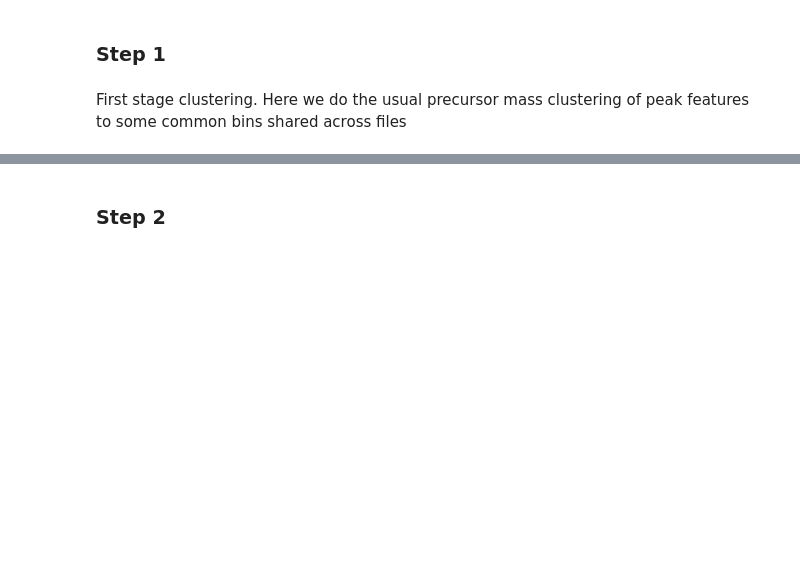
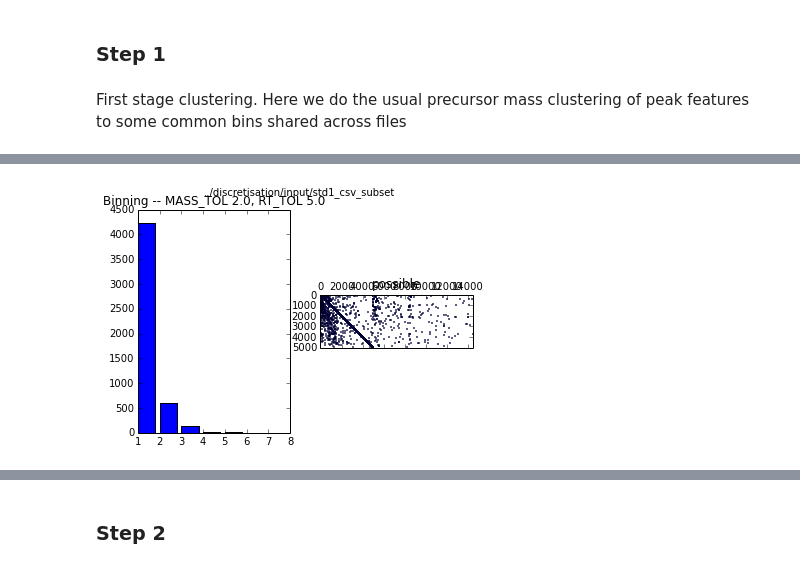
Before and after one commit to sdrogers/metabolomics_tools, a Jupyter notebook: alignment/test_shared_bin_matching.ipynb, the cells around one changed output, grey strips where cells are left out. Drawn from its saved outputs; the diff is of its cells as text; code cells hidden in the pictures; blank space fills up the shorter version.

Commit message:
finish shared bin alignment code
Former-commit-id: 47b31305df0a70456127c449dd6866a85850862e

```diff
--- a/alignment/test_shared_bin_matching.ipynb
+++ b/alignment/test_shared_bin_matching.ipynb
@@ -55,3 +62,23 @@ limit_n = 1000
+# %%
+start = time.time()
+
+basedir = '../discretisation'
+database = basedir + '/database/std1_mols.csv'
+transformation = basedir + '/mulsubs/mulsub2.txt'
+input_file = basedir + '/input/std1_csv_subset'
+
+binning_mass_tol = 2.0                  # mass tolerance in ppm when binning
+binning_rt_tol = 5.0                    # rt tolerance in seconds when binning
+within_file_rt_sd = binning_rt_tol/2    # standard deviation of each cluster when clustering by precursor masses in a single file
+across_file_rt_sd = 10.0                # standard deviation of mixture component when clustering by RT across files
+alpha_mass = 10000.0                    # concentration parameter for precursor mass clustering
+alpha_rt = 10000.0                      # concentration parameter for DP mixture on RT
+t = 0.50                                # threshold for cluster membership for precursor mass clustering
+limit_n = -1                            # the number of features to load per file to make debugging easier, -1 to load all
+
+mass_clustering_n_iterations = 20       # no. of iterations for VB precursor clustering
+rt_clustering_nsamps = 200              # no. of total samples for Gibbs RT clustering
+rt_clustering_burnin = 100              # no. of burn-in samples for Gibbs RT clustering
 # %% [markdown]
 ### Step 1
 # %% [markdown]
@@ -125,0 +86,60 @@ M+2ACN+H: 1
+# %%
+# First stage clustering.
+# Here we cluster peak features by their precursor masses to the common bins shared across files.
+loader = FileLoader()
+data_list = loader.load_model_input(input_file, database, transformation, binning_mass_tol, binning_rt_tol, limit_n=limit_n)
+transformations = data_list[0].transformations
+tmap = get_transformation_map(transformations)
+all_bins = []
+posterior_bin_rts = []
+annotations = {}
+
+for j in range(len(data_list)):
+
+    # run precursor mass clustering
+    peak_data = data_list[j]
+    plot_hist(peak_data.possible, input_file, binning_mass_tol, binning_rt_tol)
+    print "Clustering file " + str(j) + " by precursor masses"
+    hp = HyperPars()
+    hp.rt_prec = 1.0/(within_file_rt_sd*within_file_rt_sd)
+    hp.alpha = alpha_mass
+    discrete = DiscreteVB(peak_data, hp)
+    discrete.n_iterations = mass_clustering_n_iterations
+    print discrete
+    discrete.run()
+
+    # pick the non-empty bins for the second stage clustering
+    cluster_membership = (discrete.Z>t)
+    s = cluster_membership.sum(0)
+    nnz_idx = s.nonzero()[1]
+    nnz_idx = np.squeeze(np.asarray(nnz_idx)) # flatten the thing
+
+    # find the non-empty bins
+    bins = [peak_data.bins[a] for a in nnz_idx]
+    all_bins.extend(bins)
+
+    # find the non-empty bins' posterior RT values
+    bin_rts = discrete.cluster_rt_mean[nnz_idx]
+    bin_rts = bin_rts.ravel().tolist()
+    posterior_bin_rts.extend(bin_rts)
+
+    # make some plots
+    cp = ClusterPlotter(peak_data, discrete)
+    cp.summary(file_idx=j)
+    # cp.plot_biggest(3)
+
+    # assign peaks into their respective bins,
+    # this makes it easier when matching peaks across the same bins later
+    # note: a peak can belong to multiple bins, depending on the choice of threshold t
+    cx = cluster_membership.tocoo()
+    for i,j,v in itertools.izip(cx.row, cx.col, cx.data):
+        f = peak_data.features[i]
+        bb = peak_data.bins[j] # copy of the common bin specific to file j
+        bb.add_feature(f)
+        # annotate each feature by its precursor mass & adduct type probabilities, for reporting later
+        bin_prob = discrete.Z[i, j]
+        trans_idx = discrete.possible[i, j]
+        tran = tmap[trans_idx]
+        msg = "{:s}@{:3.5f} prob={:.2f}".format(tran.name, bb.mass, bin_prob)
+        annotate(annotations, f, msg)
+# %% [output]
@@ -125,0 +156 @@ M+2ACN+H: 1
+[figure, added]
```
Also changed, not shown: parts of 22 cells of this notebook, 6 other files.
